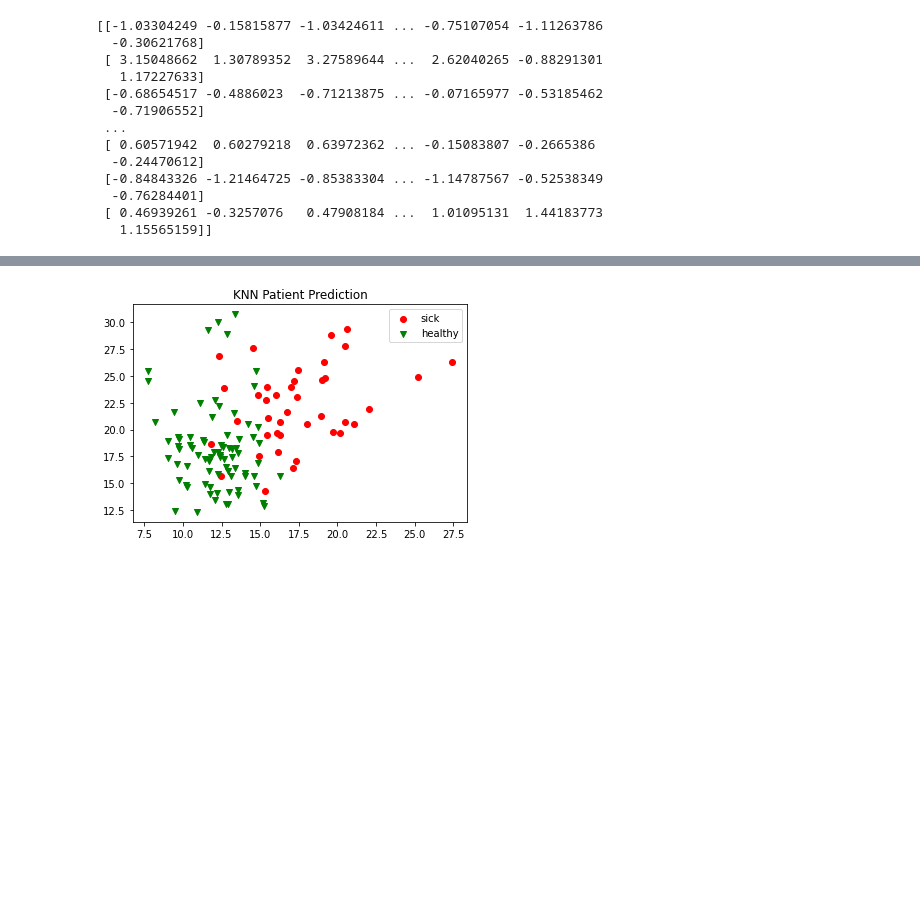
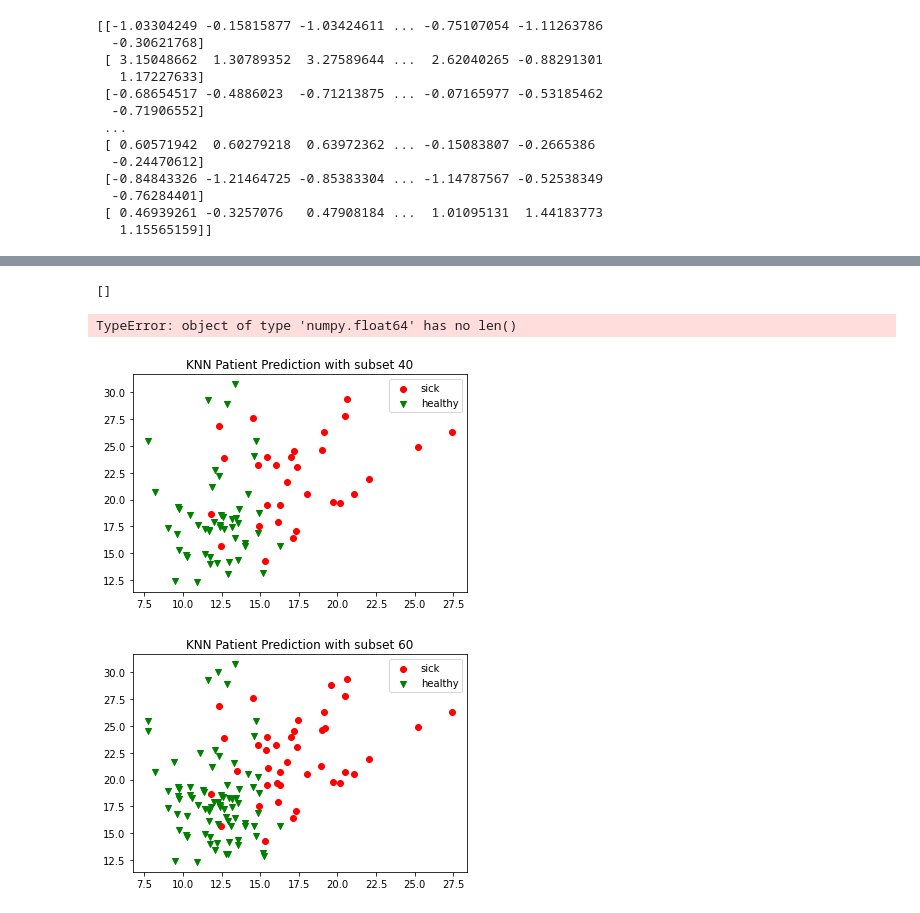
Before and after one commit to ABlessingFromTheLord/Vertiefungspraktika, a Jupyter notebook: Project/KNN.ipynb, the cells around one changed output, grey strips where cells are left out. Drawn from its saved outputs; the diff is of its cells as text; code cells hidden in the pictures; blank space fills up the shorter version.

```diff
--- a/Project/KNN.ipynb
+++ b/Project/KNN.ipynb
@@ -204,18 +244,38 @@ array([False])
+# %%
+# Generating background
+x_background = np.arange(5, 35, 1)
+y_background = np.arange(5, 35, 1)
+x_labels = np.empty(shape=[0, len(x_background)])
+y_labels = np.empty(shape=[0, len(y_background)])
+print(x_labels)
+
+# training background points
+pred.fit(x_background, y)
+
+# predicting them
+x_labels = pred.predict([x_background])
+# %% [output]
+[]
+TypeError: object of type 'numpy.float64' has no len()
 # %%
 # Task 5: visualization
 
 def visualization(data_set_1, label1, data_set_2, label2, title):
     plt.title(title)
+
 
     array_sick = np.concatenate([data_set_1[np.where(label1==1)], data_set_2[np.where(label2==1)]])
     array_healthy = np.concatenate([data_set_1[np.where(label1==0)],data_set_2[np.where(label2==0)]])
 
     plt.scatter(array_sick[:, 0].reshape(-1,), array_sick[:, 1].reshape(-1,), marker="o", label="sick", c="r")
     plt.scatter(array_healthy[:, 0].reshape(-1,), array_healthy[:, 1].reshape(-1,), marker="v", label="healthy", c="g")
 
+
     plt.legend()
     plt.show()
 
-visualization(training_set[0:60], training_label[0:60], validation_set[0:60], validation_label[0:60], "KNN Patient Prediction")
+visualization(training_set[0:40], training_label[0:40], validation_set[0:40], validation_label[0:40], "KNN Patient Prediction with subset 40")
+visualization(training_set[0:60], training_label[0:60], validation_set[0:60], validation_label[0:60], "KNN Patient Prediction with subset 60")
 # %% [output]
-[figure, old version]
+[figure, new version]
+[figure, added]
```
Also changed, not shown: parts of 2 cells of this notebook.
